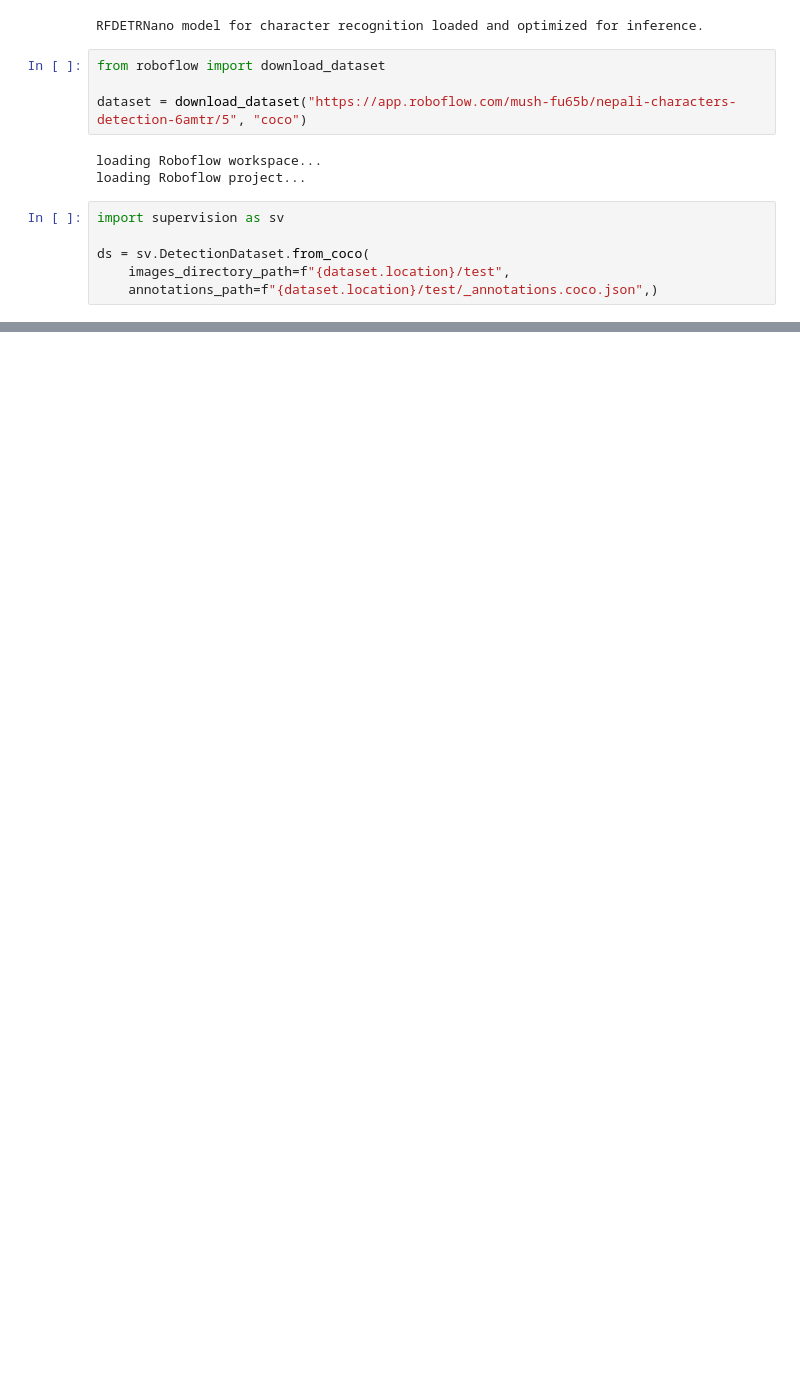
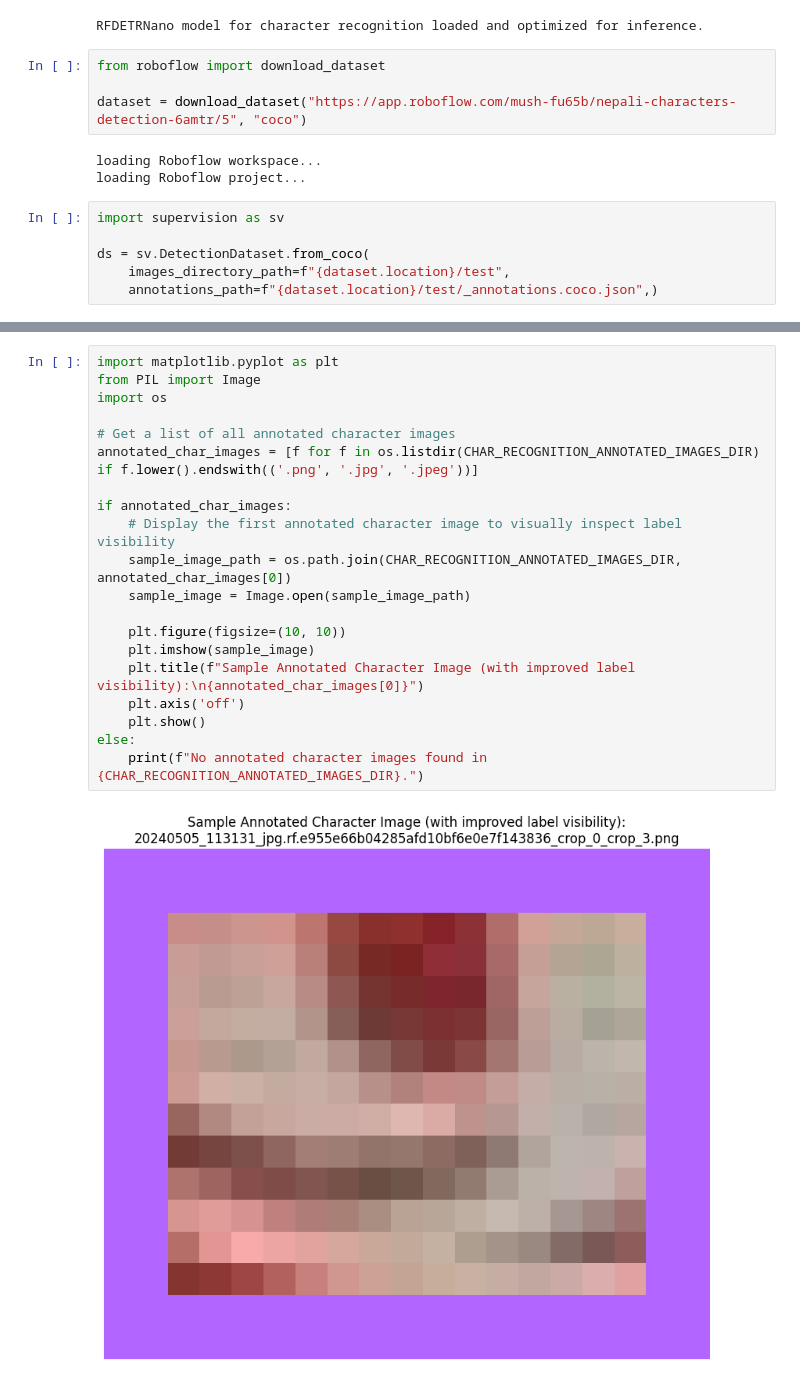
Before and after one commit to shivramsaud/Hands_on_git_tuts, a Jupyter notebook: notebooks/how-to-finetune-rf-detr-on-detection-dataset.ipynb, the cells around one changed output, grey strips where cells are left out. Cells and saved outputs as stored; diff of their text form; blank space fills up the shorter version.

```diff
--- a/notebooks/how-to-finetune-rf-detr-on-detection-dataset.ipynb
+++ b/notebooks/how-to-finetune-rf-detr-on-detection-dataset.ipynb
@@ -1137,0 +2150,22 @@ sv.plot_images_grid(images=[annotation_image, detections_image], grid_size=(1, 2
+# %%
+import matplotlib.pyplot as plt
+from PIL import Image
+import os
+
+# Get a list of all annotated character images
+annotated_char_images = [f for f in os.listdir(CHAR_RECOGNITION_ANNOTATED_IMAGES_DIR) if f.lower().endswith(('.png', '.jpg', '.jpeg'))]
+
+if annotated_char_images:
+    # Display the first annotated character image to visually inspect label visibility
+    sample_image_path = os.path.join(CHAR_RECOGNITION_ANNOTATED_IMAGES_DIR, annotated_char_images[0])
+    sample_image = Image.open(sample_image_path)
+
+    plt.figure(figsize=(10, 10))
+    plt.imshow(sample_image)
+    plt.title(f"Sample Annotated Character Image (with improved label visibility):\n{annotated_char_images[0]}")
+    plt.axis('off')
+    plt.show()
+else:
+    print(f"No annotated character images found in {CHAR_RECOGNITION_ANNOTATED_IMAGES_DIR}.")
+# %% [output]
+[figure, added]
```
Also changed, not shown: parts of 28 cells of this notebook.
